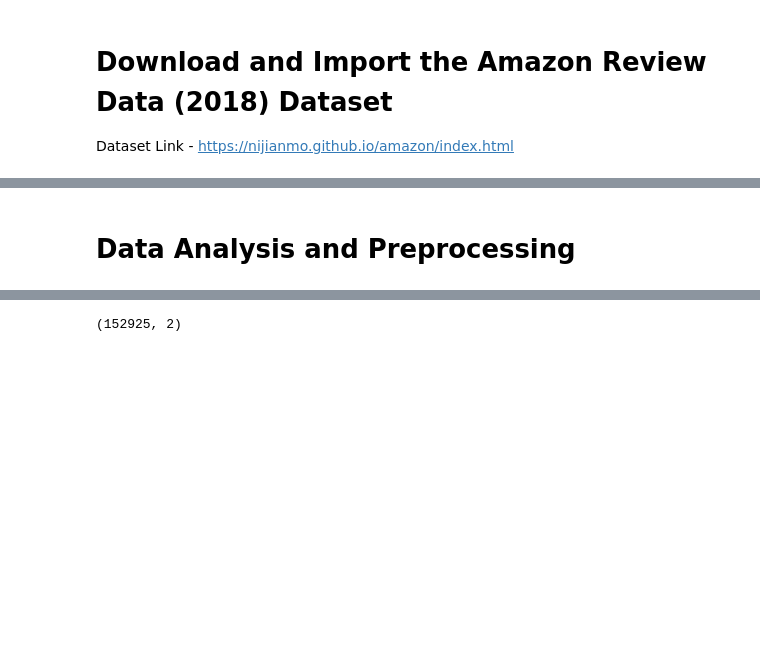
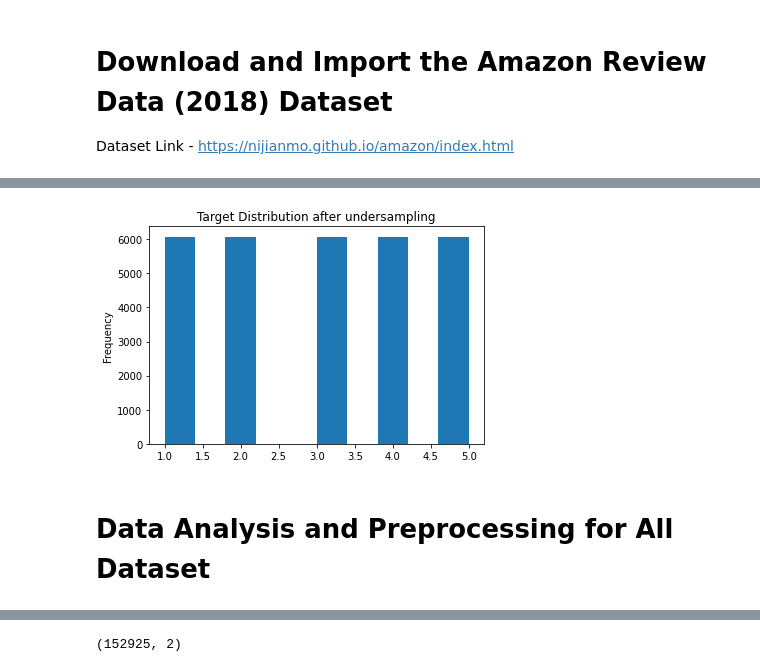
Before and after one commit to Rajsoni03/Sentiment-Analysis-of-Amazon-Product-Reviews, a Jupyter notebook: Marge_Data_Training.ipynb, the cells around one changed output, grey strips where cells are left out. Cells and saved outputs as stored; diff of their text form; code cells hidden in the pictures; blank space fills up the shorter version.

```diff
--- a/Marge_Data_Training.ipynb
+++ b/Marge_Data_Training.ipynb
@@ -104,5 +198,9 @@ for data_name in data_set_name.values():
+# %%
+df_final['overall'].plot(kind='hist', title='Target Distribution after undersampling');
+# %% [output]
+[figure, added]
 # %% [markdown]
-# Data Analysis and Preprocessing
+# Data Analysis and Preprocessing for All Dataset
 # %%
 def process_data(data_array, data_name):
   # convert list into pandas dataframe
```
Also changed, not shown: parts of 29 cells of this notebook.
